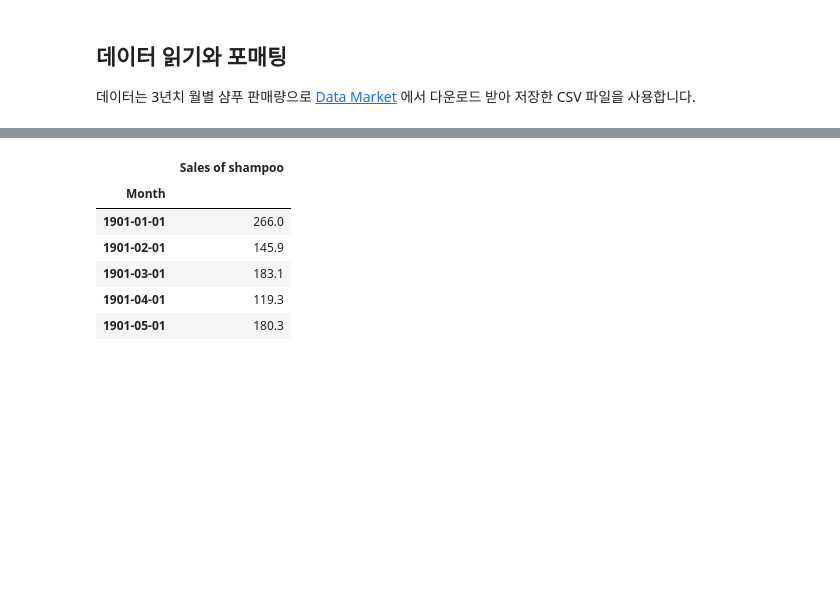
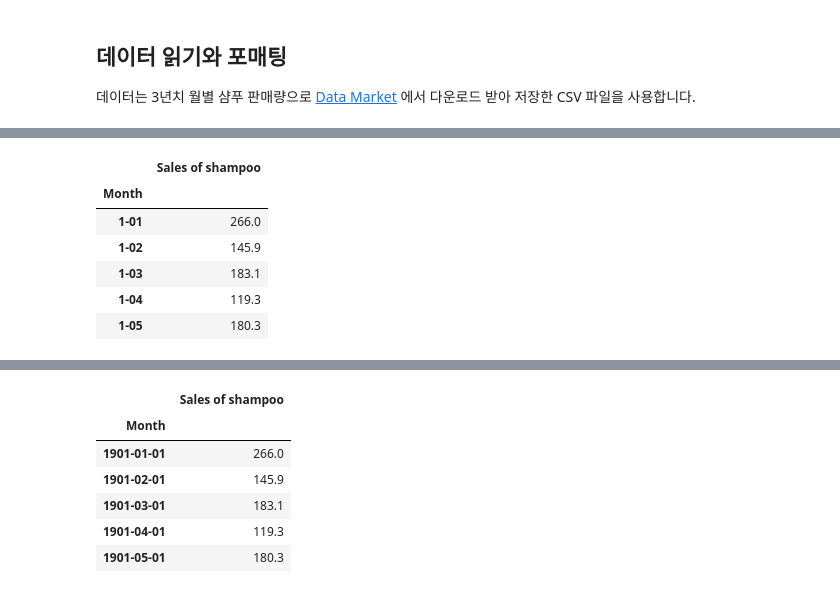
Before and after one commit to HyeonhoonLee/TSA_pandas, a Jupyter notebook: 11_ARIMA_and_Rolling_Forecast.ipynb, the cells around one changed output, grey strips where cells are left out. Saved outputs shown, nothing was run; the diff lists cells and outputs as text; code cells hidden in the pictures; blank space fills up the shorter version.

```diff
--- a/11_ARIMA_and_Rolling_Forecast.ipynb
+++ b/11_ARIMA_and_Rolling_Forecast.ipynb
@@ -11,3 +16,7 @@ import matplotlib.pyplot as plt
 ## 데이터 읽기와 포매팅
 
 데이터는 3년치 월별 샴푸 판매량으로 [Data Market](https://datamarket.com/data/set/22r0/sales-of-shampoo-over-a-three-year-period#!ds=22r0&display=line) 에서 다운로드 받아 저장한 CSV 파일을 사용합니다.
+# %%
+# 기존의 데이터 로딩 방식으로 해본다.(date parsing 사용)
+shampoo = pd.read_csv('/content/drive/My Drive/Tacademy/TSA_pandas/data/sales-of-shampoo.csv', index_col='Month', parse_dates=True
+                      )
@@ -14,3 +36,14 @@ import matplotlib.pyplot as plt
+# %%
+# 위의 내용을 한번 더 확인.
+shampoo.head()
+# %% [output]
+|  | Sales of shampoo |
+| Month |  |
+| 1-01 | 266.0 |
+| 1-02 | 145.9 |
+| 1-03 | 183.1 |
+| 1-04 | 119.3 |
+| 1-05 | 180.3 |
 # %%
 # Month 칼럼을 읽기 위한 파서
 def dateparser(x):
```
Also changed, not shown: parts of 13 cells of this notebook.
